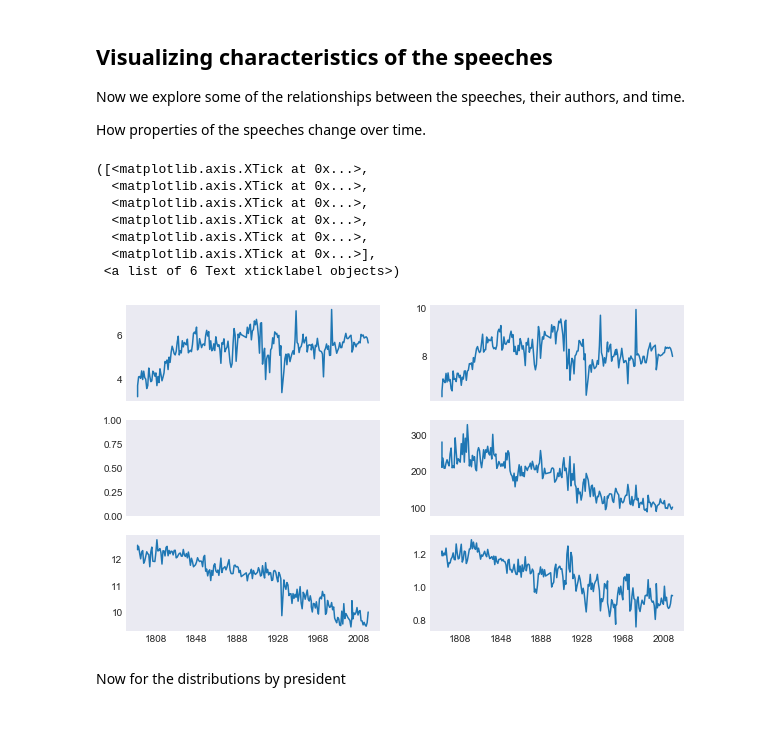
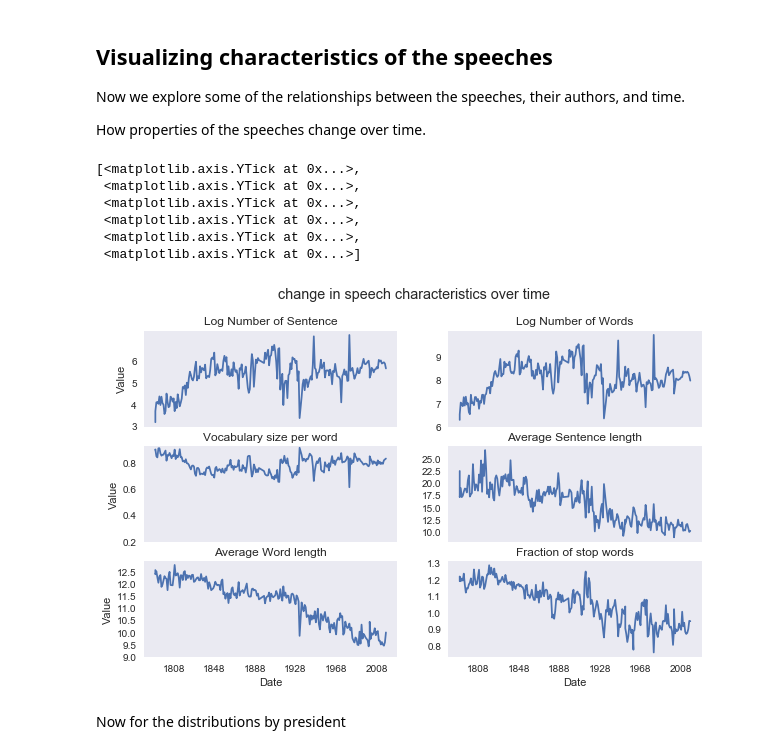
Before and after one commit to junemore/stat-159-data-science-, a Jupyter notebook: state_of_the_union_analysis-p2.ipynb, the cells around one changed output. Drawn from its saved outputs; the diff is of its cells as text; code cells hidden in the pictures; blank space fills up the shorter version.

```diff
--- a/state_of_the_union_analysis-p2.ipynb
+++ b/state_of_the_union_analysis-p2.ipynb
@@ -126,42 +126,69 @@ How properties of the speeches change over time.
 # %%
 # Use Seaborn to provide a plot such as this, and discuss:
 import math
-from math import log
 log_n_sent=[]
 for i in addresses['n_sent']:
     log_n_sent=np.append(log_n_sent,math.log(i,math.e))
 
 log_n_words=[]
 for i in addresses['n_words']:
     log_n_words=np.append(log_n_words,math.log(i,math.e))
 
-#size_per_word=[]
-#for i in addresses['n_words']:
-    #for j in i:
-        #size_per_word=np.append(size_per_word,len(j))
 
+vocab_per_word=(addresses['n_swords'])/addresses['n_uwords']
 mean_word_length=addresses['n_chars']/addresses['n_words']
-mean_sent_length=addresses['n_chars']/addresses['n_sent']
+mean_sent_length=addresses['n_words']/addresses['n_sent']
 frac_stop_word=(addresses['n_words_all']-addresses['n_words'])/addresses['n_words']
+Date=addresses['date'].dt.year
 
 f1,axarr = plt.subplots(3,2,sharex=True)
-Date=addresses['date'].dt.year
-axarr[0][0].plot(Date,log_n_sent)
-axarr[0][1].plot(Date,log_n_words)
-#axarr[1][0].plot(Date,size_per_word)
-axarr[1][1].plot(Date,mean_sent_length)
-axarr[2][0].plot(Date,mean_word_length)
-axarr[2][1].plot(Date,frac_stop_word)
+ax=plt.gca()
+#set title and range of x axies
+plt.suptitle( 'change in speech characteristics over time')
 plt.xticks(np.arange(1808,2009,40))
+#plot[0][0], Date v.s. Log Number of Sentence
+axarr[0,0].set_ylabel("Value")
+axarr[0,0].set_title("Log Number of Sentence")
+axarr[0,0].plot(Date,log_n_sent)
+axarr[0,0].set_yticks(np.arange(3,7,1))
+
+#plot[0][1], Date v.s. Log Number of Words
+axarr[0,1].set_title("Log Number of Words")
+axarr[0,1].plot(Date,log_n_words)
+axarr[0,1].set_yticks(np.arange(6,10,1))
+
+#plot[1][0], Date v.s. Vocabulary size per word
+axarr[1][0].set_ylabel("Value")
+axarr[1,0].set_title("Vocabulary size per word")
+axarr[1,0].plot(Date,vocab_per_word)
+axarr[1,0].set_yticks(np.arange(0.2,0.8,0.2))
+
+#plot[1][1], Date v.s. Average Sentence length
+axarr[1,1].set_title("Average Sentence length")
+axarr[1,1].plot(Date,mean_sent_length)
+axarr[1,1].set_yticks(np.arange(10,27.5,2.5))
+
+#plot[2][0], Date v.s. Average Word length
+axarr[2,0].plot(Date,mean_word_length)
+axarr[2,0].set_title("Average Word length")
+axarr[2][0].set_ylabel("Value")
+axarr[2][0].set_xlabel("Date")
+axarr[2,0].set_yticks(np.arange(9,13,0.5))
+# ax.set_yticks(np.linspace(9,13,8))
+# ax.yaxis.set_ticks(np.arange(9, 13, 8))
+#plot[2][1], Date v.s. Fraction of stop words
+axarr[2,1].plot(Date,frac_stop_word)
+axarr[2,1].set_title("Fraction of stop words")
+axarr[2][1].set_xlabel("Date")
+axarr[2,1].set_yticks(np.arange(0.8,1.4,0.1))
 #plt.savefig("fig/speech_changes.png")
 # %% [output]
-([<matplotlib.axis.XTick at 0x...>,
-  <matplotlib.axis.XTick at 0x...>,
-  <matplotlib.axis.XTick at 0x...>,
-  <matplotlib.axis.XTick at 0x...>,
-  <matplotlib.axis.XTick at 0x...>,
-  <matplotlib.axis.XTick at 0x...>],
- <a list of 6 Text xticklabel objects>)
+[<matplotlib.axis.YTick at 0x...>,
+ <matplotlib.axis.YTick at 0x...>,
+ <matplotlib.axis.YTick at 0x...>,
+ <matplotlib.axis.YTick at 0x...>,
+ <matplotlib.axis.YTick at 0x...>,
+ <matplotlib.axis.YTick at 0x...>]
-[figure, old version]
+[figure, new version]
 # %% [markdown]
 Now for the distributions by president
```
Also changed, not shown: parts of 3 cells of this notebook.
